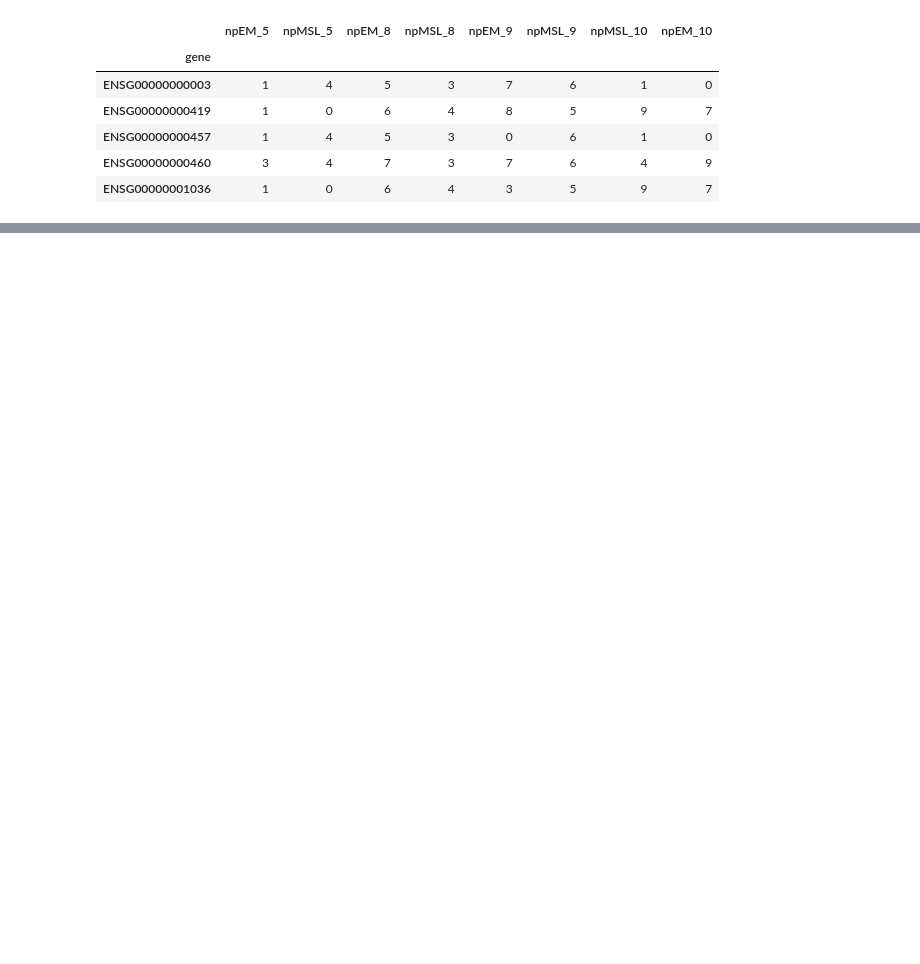
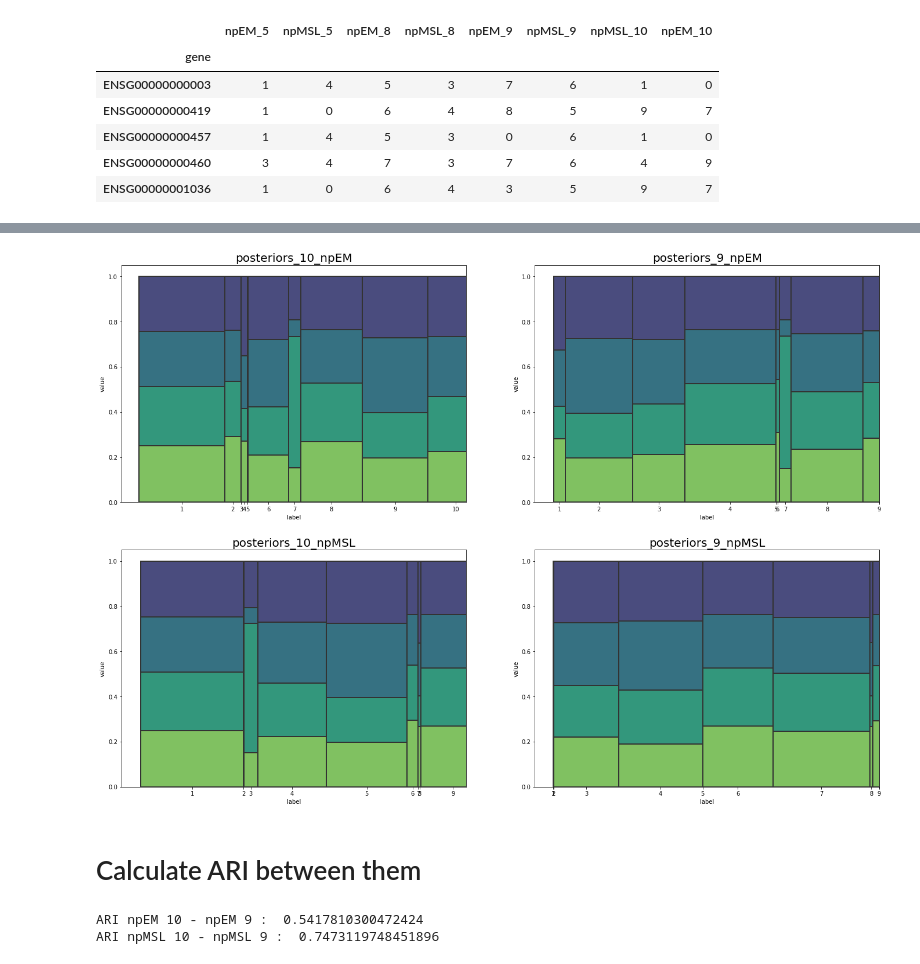
Before and after one commit to Matematikoi/urepc, a Jupyter notebook: urepc_code/cluster_number_testing/posteriors_to_labeled.ipynb, the cells around one changed output, grey strips where cells are left out. Saved outputs shown, nothing was run; the diff lists cells and outputs as text; code cells hidden in the pictures; blank space fills up the shorter version.

```diff
--- a/urepc_code/cluster_number_testing/posteriors_to_labeled.ipynb
+++ b/urepc_code/cluster_number_testing/posteriors_to_labeled.ipynb
@@ -36,0 +125,20 @@ for col in df.columns:
+# %%
+fig, ax = plt.subplots(ncols = 2, nrows = 2)
+lambda_plotting(data_points, posteriors=posteriors_10_npEM, ax = ax[0,0]);
+ax[0,0].set_title('posteriors_10_npEM', fontdict={'fontsize':20})
+lambda_plotting(data_points, posteriors=posteriors_9_npEM, ax = ax[0,1]);
+ax[0,1].set_title('posteriors_9_npEM', fontdict={'fontsize':20})
+lambda_plotting(data_points, posteriors=posteriors_10_npMSL, ax = ax[1,0]);
+ax[1,0].set_title('posteriors_10_npMSL', fontdict={'fontsize':20})
+lambda_plotting(data_points, posteriors=posteriors_9_npMSL, ax = ax[1,1]);
+ax[1,1].set_title('posteriors_9_npMSL', fontdict={'fontsize':20})
+fig.set_size_inches(11.7*2, 8.27*2)
+ax[1,0].legend([], [] ,frameon=False )
+ax[1,1].legend([], [] ,frameon=False )
+ax[0,0].legend([], [] ,frameon=False )
+ax[0,1].legend([], [] ,frameon=False )
+fig.savefig('lambda_plots_npEM_npMSL_10_9.png', dpi=300, facecolor='white')
+# %% [output]
+[figure, added]
+# %% [markdown]
+# Calculate ARI between them
@@ -36,0 +147,14 @@ for col in df.columns:
+# %%
+def get_labels_from_post(x):
+    return np.argmax(x.values, axis = 1 )
+print("ARI npEM 10 - npEM 9 : ",adjusted_rand_score(
+    get_labels_from_post(posteriors_9_npEM),
+    get_labels_from_post(posteriors_10_npEM),
+))
+print("ARI npMSL 10 - npMSL 9 : ",adjusted_rand_score(
+    get_labels_from_post(posteriors_9_npMSL),
+    get_labels_from_post(posteriors_10_npMSL),
+))
+# %% [output]
+ARI npEM 10 - npEM 9 :  0.5417810300472424
+ARI npMSL 10 - npMSL 9 :  0.7473119748451896
```
Also changed, not shown: parts of 4 cells of this notebook, 35 other files.
